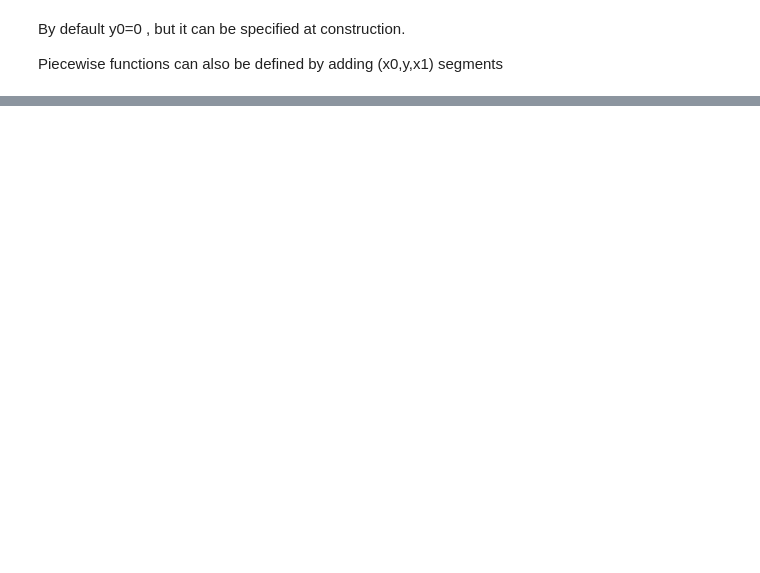
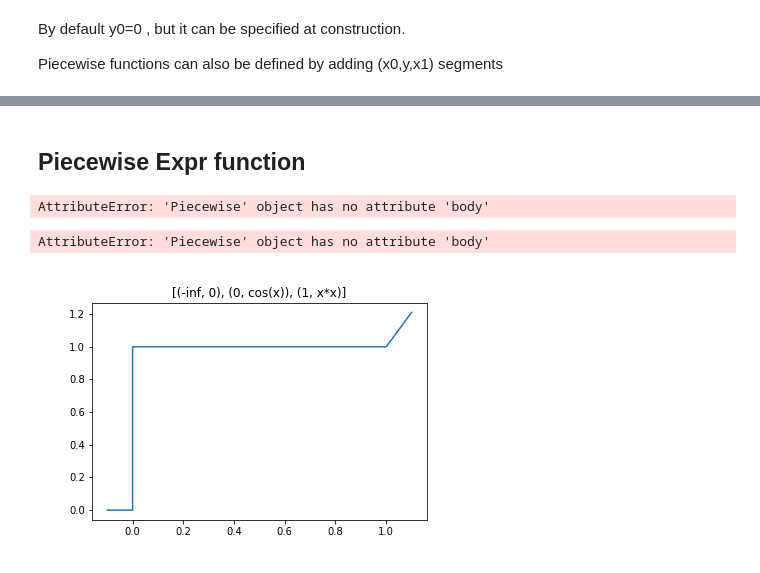
Before and after one commit to goulu/Goulib, a Jupyter notebook: notebooks/polynomial.ipynb, the cells around one changed output, grey strips where cells are left out. Cells and saved outputs as stored; diff of their text form; code cells hidden in the pictures; blank space fills up the shorter version.

Commit message:
piecewise improved and prepared for periodic functions

```diff
--- a/notebooks/polynomial.ipynb
+++ b/notebooks/polynomial.ipynb
@@ -120,3 +120,14 @@ plot.plot([p1,p2,p1|p2,p1&p2,p1^p2,p1>>3],
      xmax=7,ylim=(-.5,1.5), offset=0.02)
 # %% [output]
 [drawing not drawn]
+# %% [markdown]
+## Piecewise Expr function
+# %%
+from math import cos
+
+f=Piecewise().append(0,cos).append(1,lambda x:x*x)
+f
+# %% [output]
+AttributeError: 'Piecewise' object has no attribute 'body'
+AttributeError: 'Piecewise' object has no attribute 'body'
+[figure, added]
```
Also changed, not shown: parts of 5 cells of this notebook, 2 other files.
